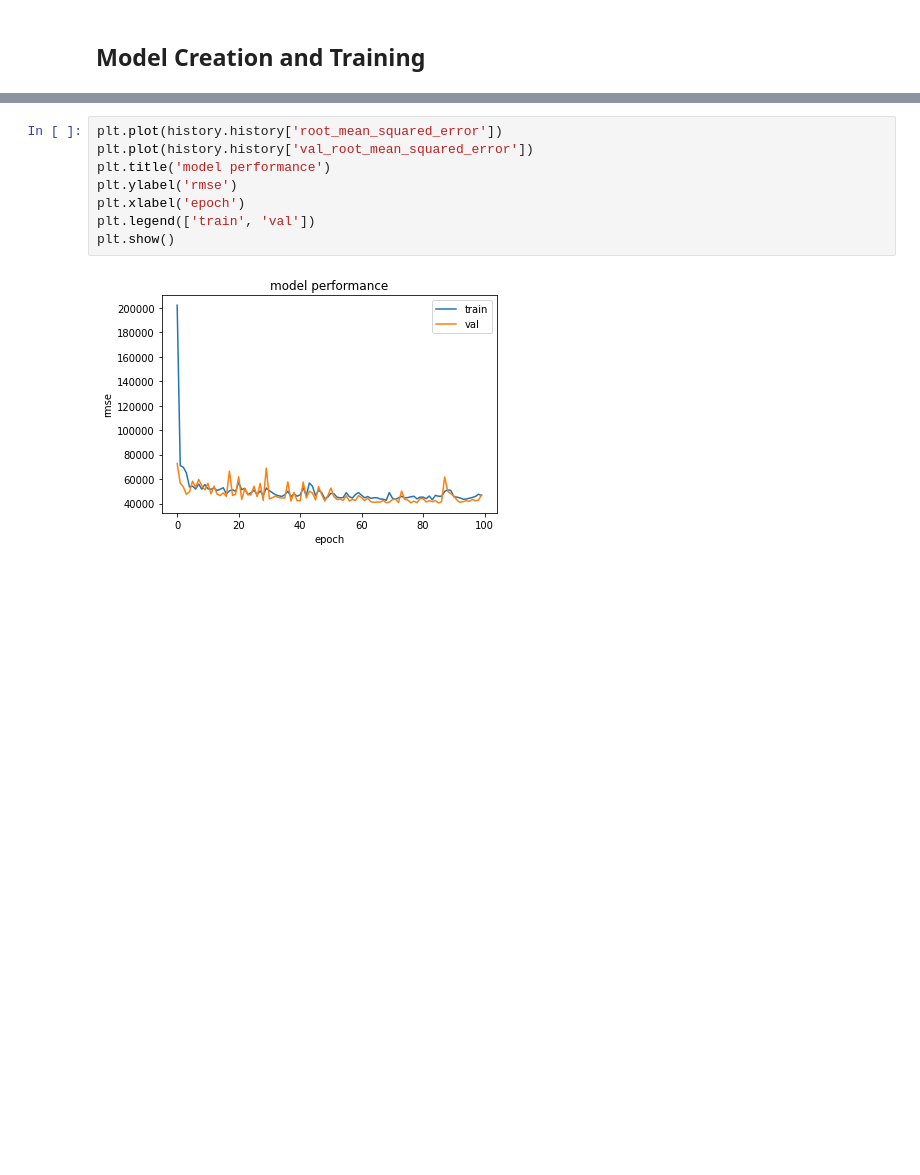
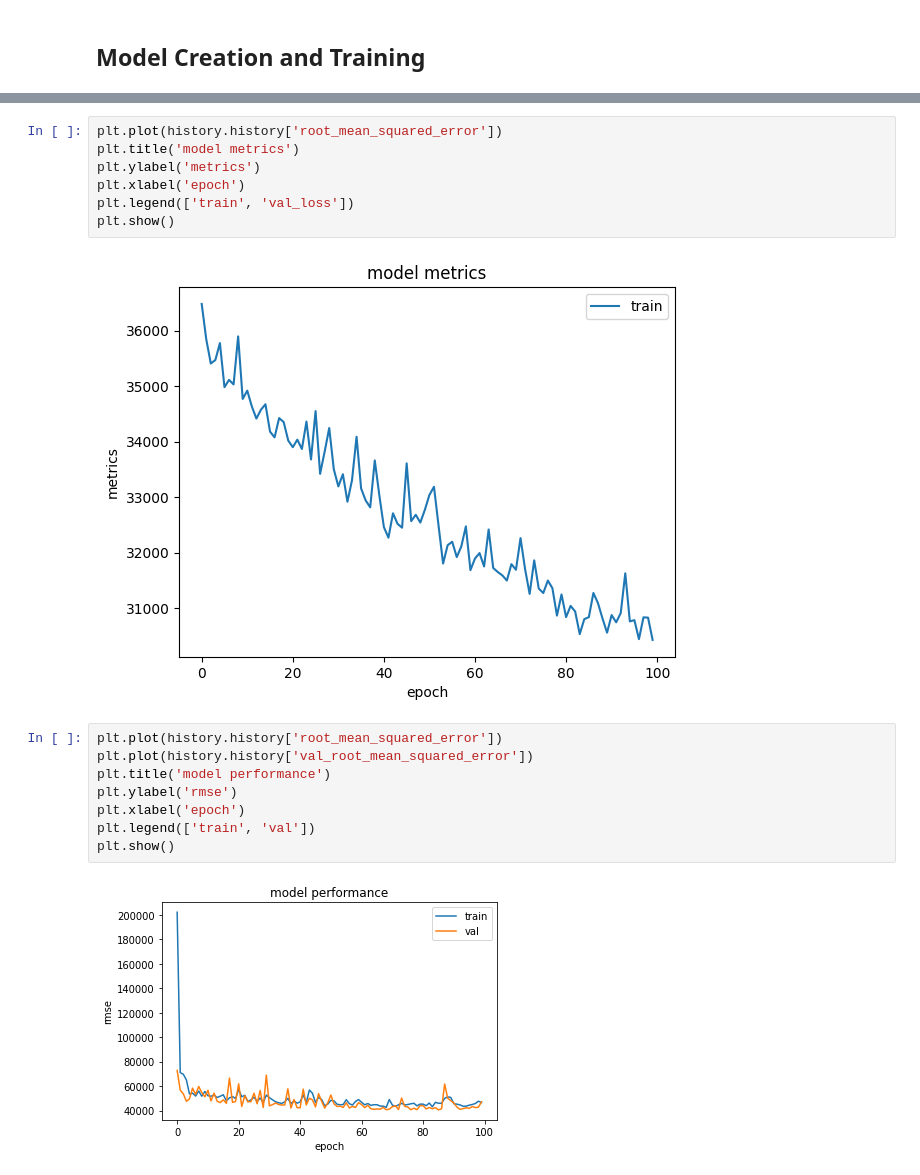
Before and after one commit to Juanjomm2001/deep-learning-with-tensorflow-2, a Jupyter notebook: deep learning for computer vision/1-Linear Regression for Predicting Price of second hand Cars by Neuralearn.ai-.ipynb, the cells around one changed output, grey strips where cells are left out. Cells and saved outputs as stored; diff of their text form; blank space fills up the shorter version.

```diff
--- a/deep learning for computer vision/1-Linear Regression for Predicting Price of second hand Cars by Neuralearn.ai-.ipynb
+++ b/deep learning for computer vision/1-Linear Regression for Predicting Price of second hand Cars by Neuralearn.ai-.ipynb
@@ -284,3 +394,12 @@ plt.show()
+# %%
+plt.plot(history.history['root_mean_squared_error'])
+plt.title('model metrics')
+plt.ylabel('metrics')
+plt.xlabel('epoch')
+plt.legend(['train', 'val_loss'])
+plt.show()
+# %% [output]
+[figure, added]
 # %%
 plt.plot(history.history['root_mean_squared_error'])
 plt.plot(history.history['val_root_mean_squared_error'])
```
Also changed, not shown: parts of 49 cells of this notebook, 3 other files.
